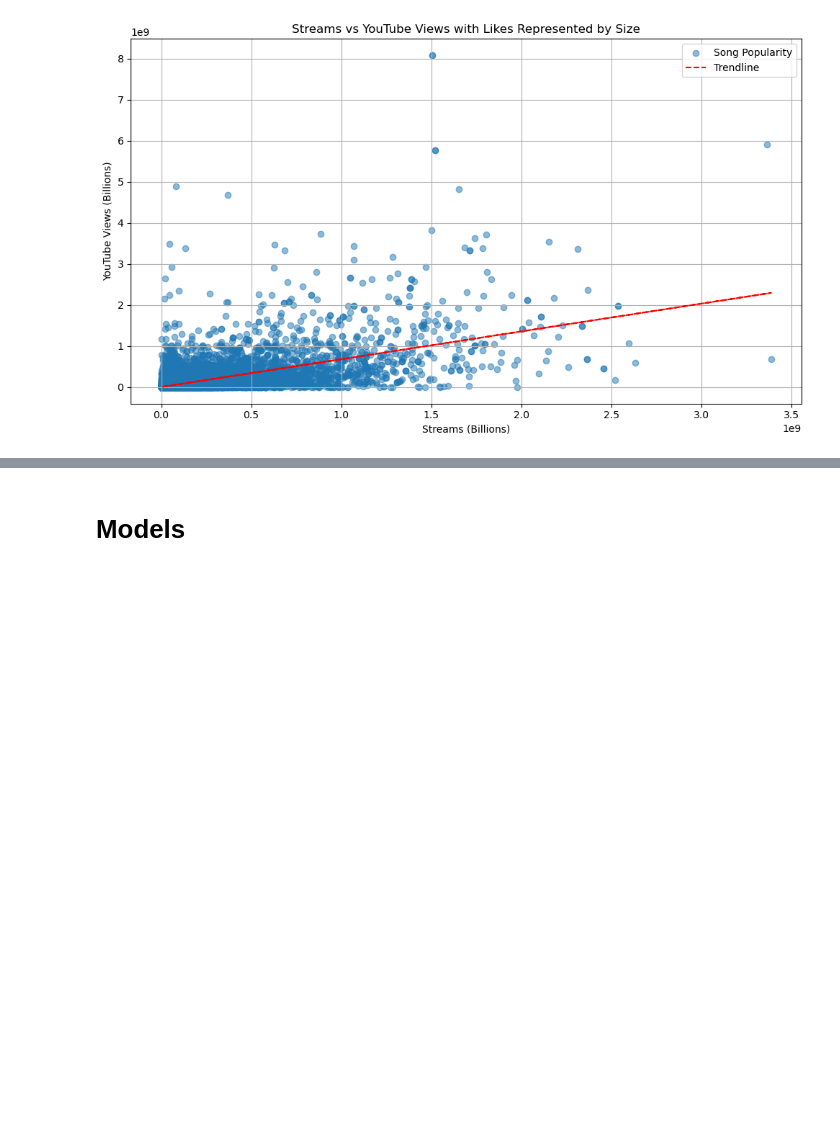
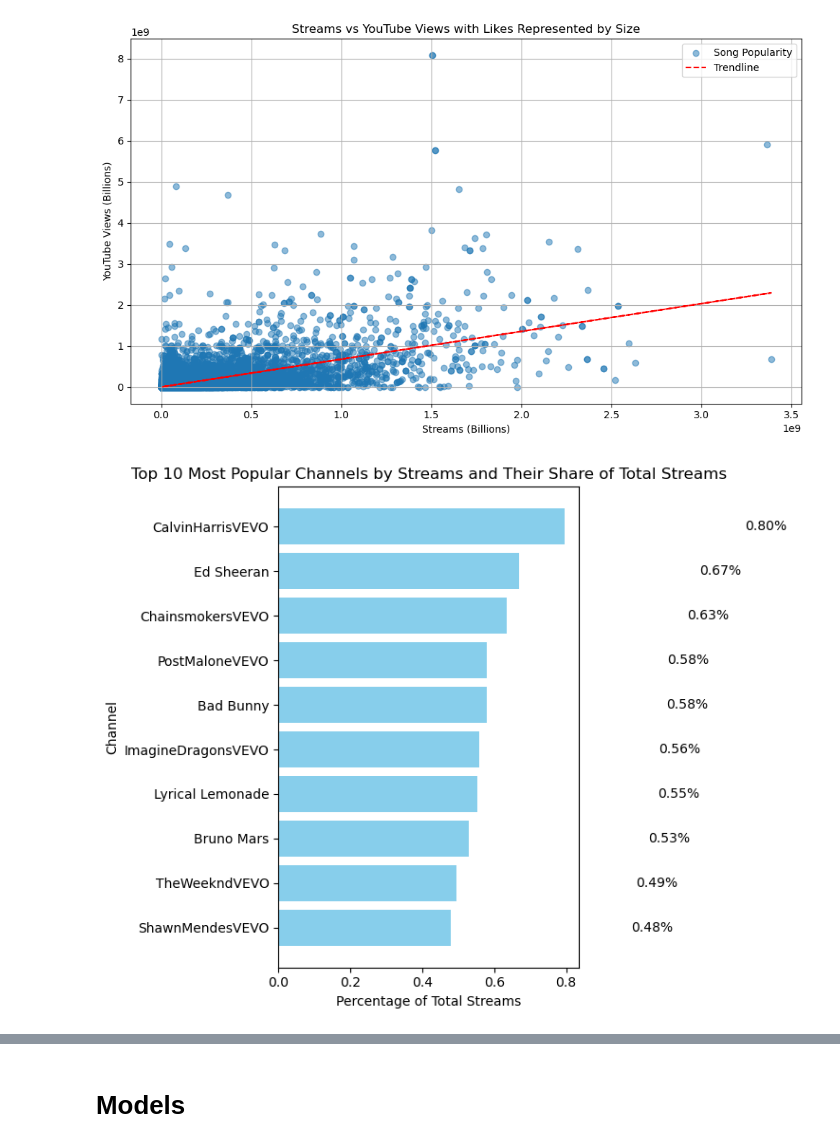
Before and after one commit to dparcon/Project_4_Group_2, a Jupyter notebook: spotify_youtube_song_analysis.ipynb, the cells around one changed output, grey strips where cells are left out. Cells and saved outputs as stored; diff of their text form; code cells hidden in the pictures; blank space fills up the shorter version.

Commit message:
"Adding bar charts of artists and channels"

```diff
--- a/spotify_youtube_song_analysis.ipynb
+++ b/spotify_youtube_song_analysis.ipynb
@@ -216,3 +216,31 @@ plt.tight_layout()
 plt.show()
 # %% [output]
 [figure]
+# %%
+# Assuming 'spotify_youtube_df' is your DataFrame containing 'channel' and 'streams' columns
+# First, group by channel and sum their total streams
+channel_streams = spotify_youtube_df.groupby('channel')['stream'].sum().reset_index()
+
+# Sort the channels by the total streams in descending order and select the top 10
+top_10_channels = channel_streams.sort_values(by='stream', ascending=False).head(10)
+
+# Calculate the percentage of total streams for each of the top 10 channels
+total_streams = spotify_youtube_df['stream'].sum()
+top_10_channels['percent_of_total'] = (top_10_channels['stream'] / total_streams) * 100
+
+# Plot the bar chart
+plt.figure(figsize=(10, 6))
+plt.barh(top_10_channels['channel'], top_10_channels['percent_of_total'], color='skyblue')
+plt.xlabel('Percentage of Total Streams')
+plt.ylabel('Channel')
+plt.title('Top 10 Most Popular Channels by Streams and Their Share of Total Streams')
+plt.gca().invert_yaxis()  # Invert y-axis so that the highest value is at the top
+
+# Add percentage labels to each bar
+for index, value in enumerate(top_10_channels['percent_of_total']):
+    plt.text(value + 0.5, index, f"{value:.2f}%", va='center')
+
+plt.tight_layout()
+plt.show()
+# %% [output]
+[figure, added]
```
Also changed, not shown: parts of 1 cell of this notebook.
